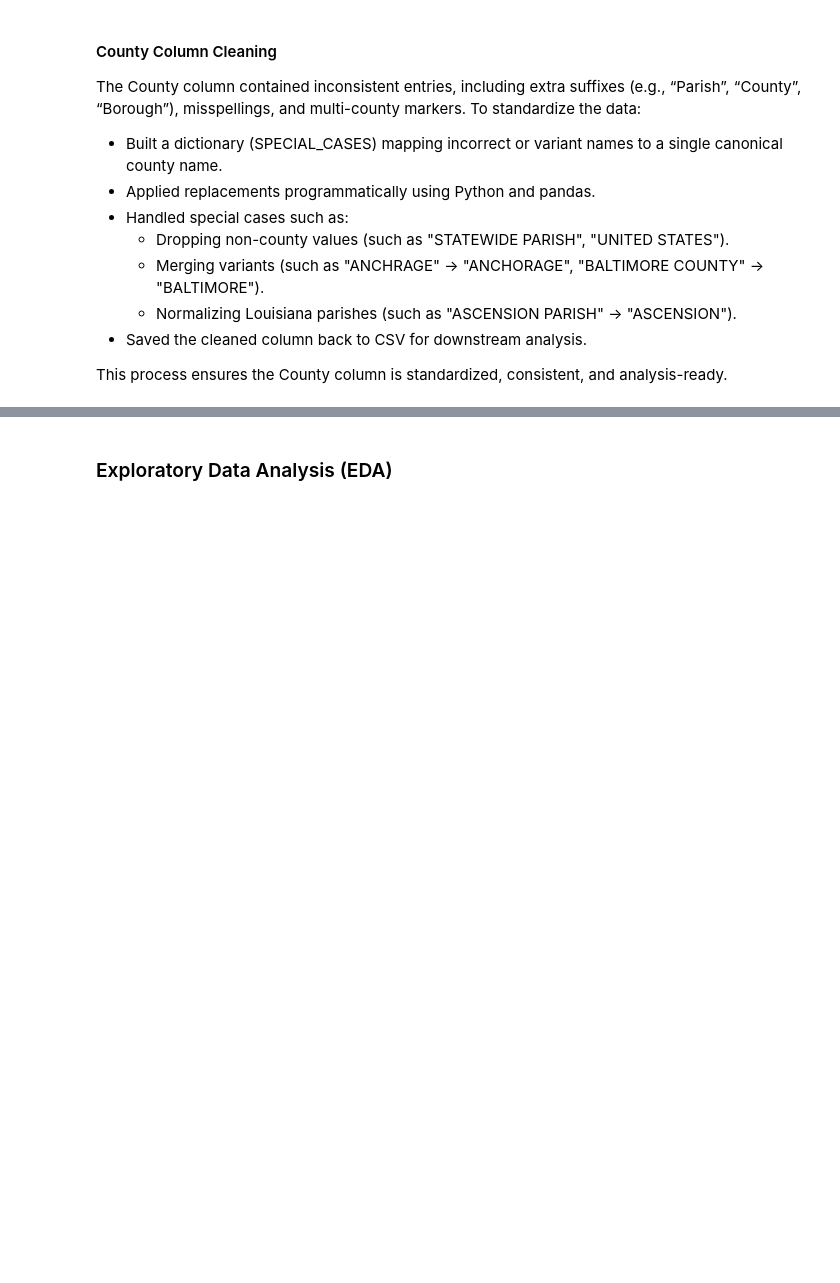
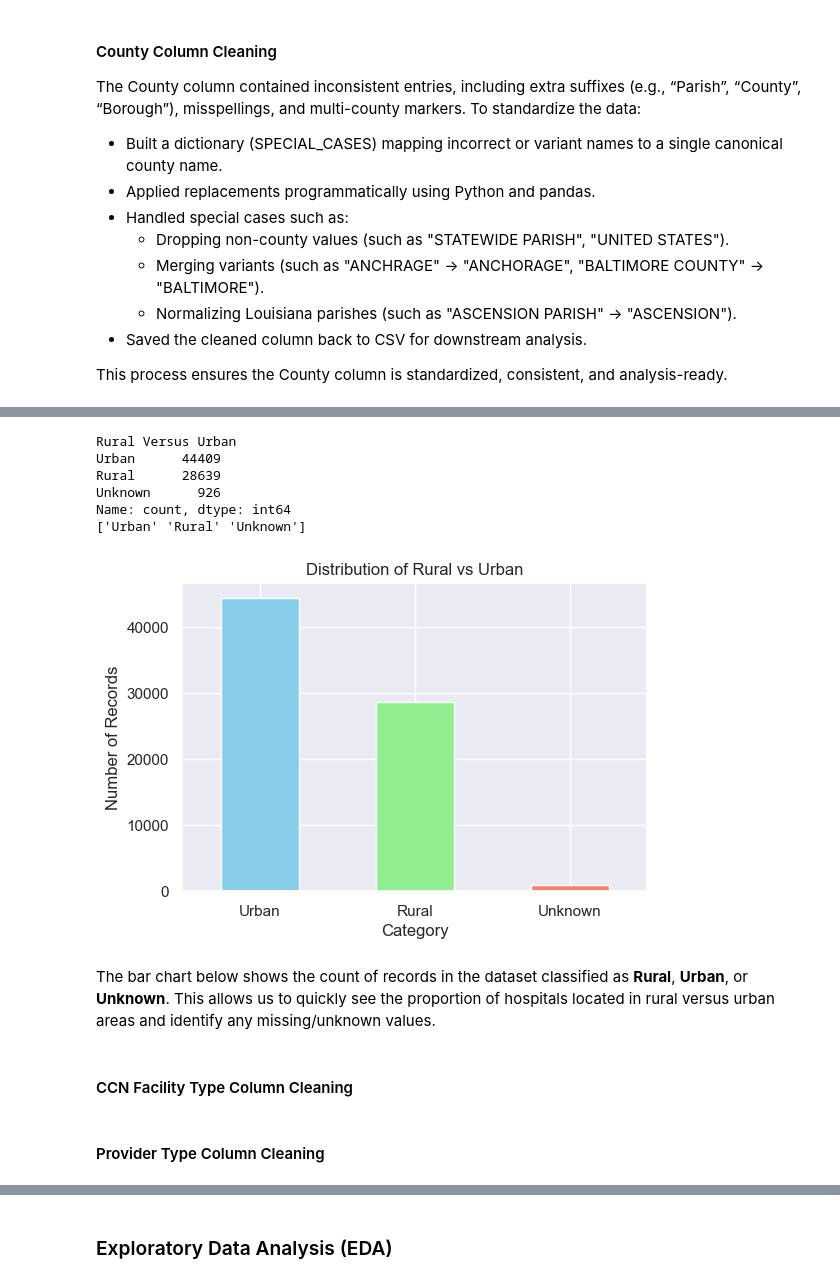
Before and after one commit to jcao-portfolio/hospital-provider-cost-data-analysis, a Jupyter notebook: Notebooks/hospital_provider_cost_data_analysis.ipynb, the cells around one changed output, grey strips where cells are left out. Saved outputs shown, nothing was run; the diff lists cells and outputs as text; code cells hidden in the pictures; blank space fills up the shorter version.

Commit message:
Modified jupyter notebook, added column cleaning for rural versus urban dictionary, mappings, and visualized the counts using bar chart

```diff
--- a/Notebooks/hospital_provider_cost_data_analysis.ipynb
+++ b/Notebooks/hospital_provider_cost_data_analysis.ipynb
@@ -606,0 +604,42 @@ hospital_provider_cost_data_clean.sample(10, random_state=42)
+# %%
+# Define a mapping dictionary
+rural_urban_map = {
+    "R": "Rural",
+    "U": "Urban",
+    "": "Unknown" # handle empty strings
+}
+
+# Apply mapping
+hospital_provider_cost_data_clean["Rural Versus Urban"] = (
+    hospital_provider_cost_data_clean["Rural Versus Urban"]
+    .fillna("Unknown")              # replace NaN with "Unknown"
+    .replace(rural_urban_map)       # apply mapping
+)
+
+# Check results
+print(hospital_provider_cost_data_clean["Rural Versus Urban"].value_counts())
+print(hospital_provider_cost_data_clean["Rural Versus Urban"].unique())
+
+# Visualize results with a bar chart
+counts = hospital_provider_cost_data_clean["Rural Versus Urban"].value_counts()
+plt.figure(figsize=(6,4))
+counts.plot(kind="bar", color=["skyblue", "lightgreen", "salmon"])
+plt.title("Distribution of Rural vs Urban")
+plt.xlabel("Category")
+plt.ylabel("Number of Records")
+plt.xticks(rotation=0)
+plt.show()
+# %% [output]
+Rural Versus Urban
+Urban      44409
+Rural      28639
+Unknown      926
+Name: count, dtype: int64
+['Urban' 'Rural' 'Unknown']
+[figure, added]
+# %% [markdown]
+The bar chart below shows the count of records in the dataset classified as **Rural**, **Urban**, or **Unknown**. This allows us to quickly see the proportion of hospitals located in rural versus urban areas and identify any missing/unknown values.
+# %% [markdown]
+#### CCN Facility Type Column Cleaning
+# %% [markdown]
+#### Provider Type Column Cleaning
```
Also changed, not shown: parts of 3 cells of this notebook.
